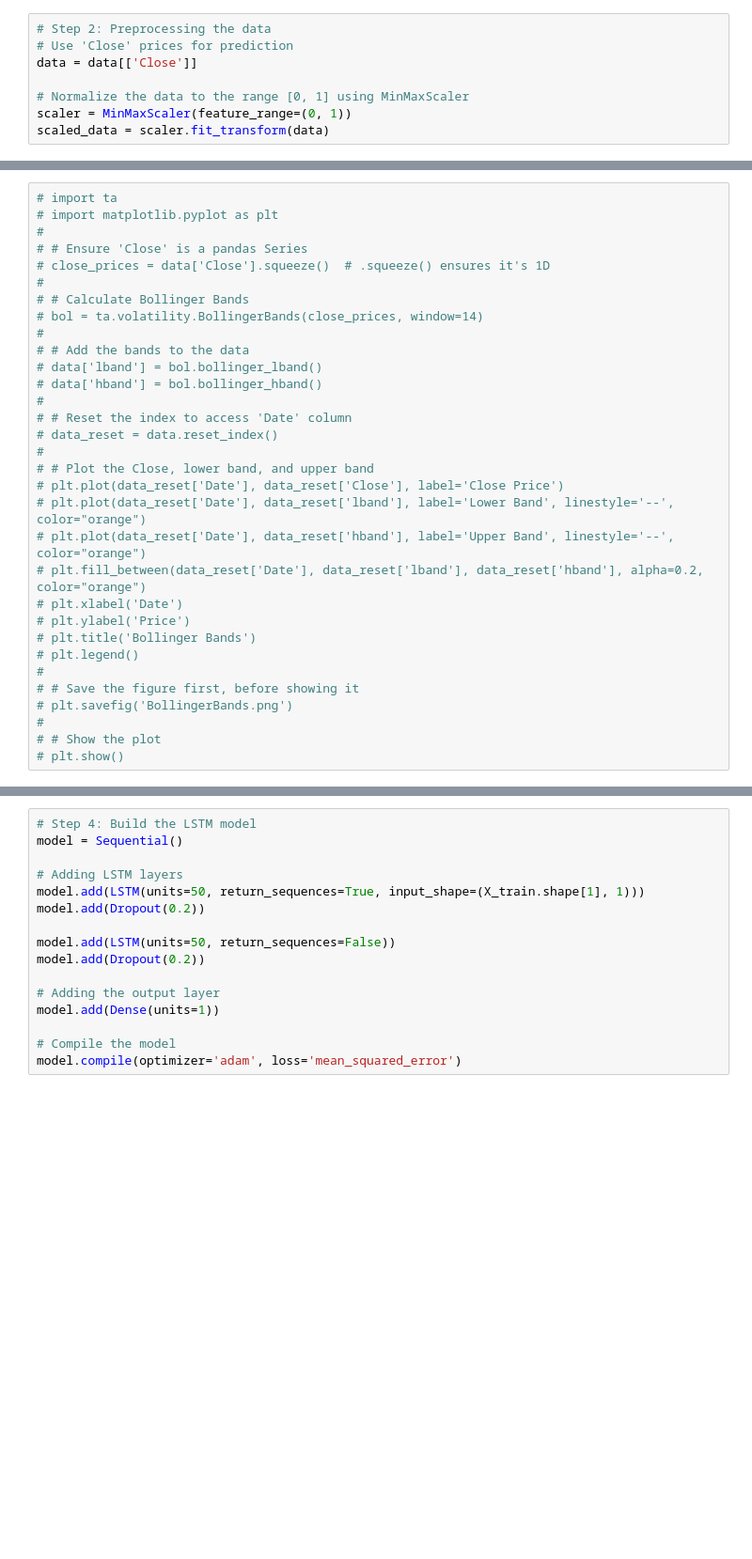
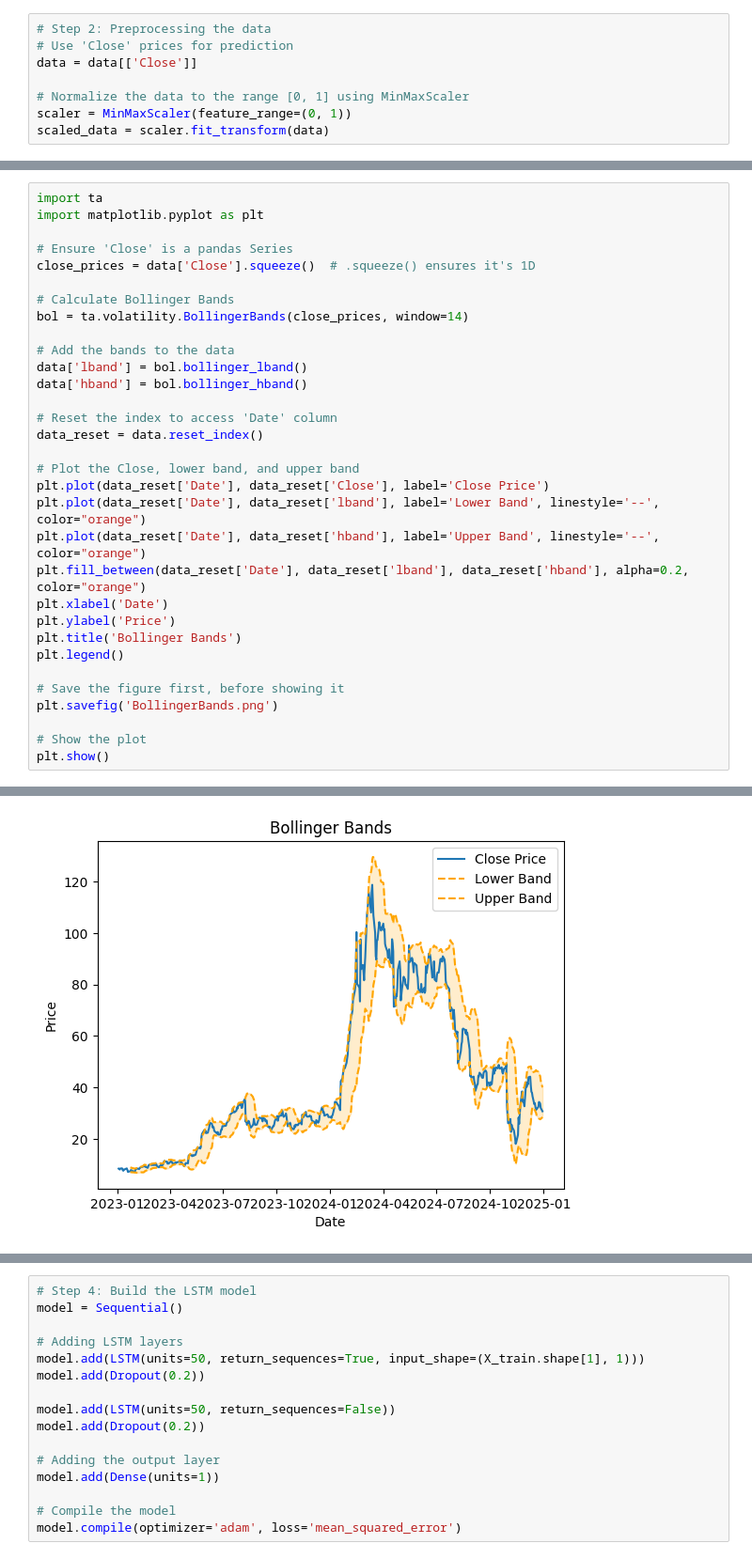
Before and after one commit to 17YuvrajSehgal/stock_prediction_using_ANN, a Jupyter notebook: lstm_new.ipynb, the cells around one changed output, grey strips where cells are left out. Shown: that part at 94% size. Drawn from its saved outputs; the diff is of its cells as text; blank space fills up the shorter version.

```diff
--- a/lstm_new.ipynb
+++ b/lstm_new.ipynb
@@ -48,32 +104,33 @@ scaled_data = scaler.fit_transform(data)
 # %%
-# import ta
-# import matplotlib.pyplot as plt
-#
-# # Ensure 'Close' is a pandas Series
-# close_prices = data['Close'].squeeze()  # .squeeze() ensures it's 1D
-#
-# # Calculate Bollinger Bands
-# bol = ta.volatility.BollingerBands(close_prices, window=14)
-#
-# # Add the bands to the data
-# data['lband'] = bol.bollinger_lband()
-# data['hband'] = bol.bollinger_hband()
-#
-# # Reset the index to access 'Date' column
-# data_reset = data.reset_index()
-#
-# # Plot the Close, lower band, and upper band
-# plt.plot(data_reset['Date'], data_reset['Close'], label='Close Price')
-# plt.plot(data_reset['Date'], data_reset['lband'], label='Lower Band', linestyle='--', color="orange")
-# plt.plot(data_reset['Date'], data_reset['hband'], label='Upper Band', linestyle='--', color="orange")
-# plt.fill_between(data_reset['Date'], data_reset['lband'], data_reset['hband'], alpha=0.2, color="orange")
-# plt.xlabel('Date')
-# plt.ylabel('Price')
-# plt.title('Bollinger Bands')
-# plt.legend()
-#
-# # Save the figure first, before showing it
-# plt.savefig('BollingerBands.png')
-#
-# # Show the plot
-# plt.show()
+import ta
+import matplotlib.pyplot as plt
+
+# Ensure 'Close' is a pandas Series
+close_prices = data['Close'].squeeze()  # .squeeze() ensures it's 1D
+
+# Calculate Bollinger Bands
+bol = ta.volatility.BollingerBands(close_prices, window=14)
+
+# Add the bands to the data
+data['lband'] = bol.bollinger_lband()
+data['hband'] = bol.bollinger_hband()
+
+# Reset the index to access 'Date' column
+data_reset = data.reset_index()
+
+# Plot the Close, lower band, and upper band
+plt.plot(data_reset['Date'], data_reset['Close'], label='Close Price')
+plt.plot(data_reset['Date'], data_reset['lband'], label='Lower Band', linestyle='--', color="orange")
+plt.plot(data_reset['Date'], data_reset['hband'], label='Upper Band', linestyle='--', color="orange")
+plt.fill_between(data_reset['Date'], data_reset['lband'], data_reset['hband'], alpha=0.2, color="orange")
+plt.xlabel('Date')
+plt.ylabel('Price')
+plt.title('Bollinger Bands')
+plt.legend()
+
+# Save the figure first, before showing it
+plt.savefig('BollingerBands.png')
+
+# Show the plot
+plt.show()
+# %% [output]
@@ -80 +147,2 @@ scaled_data = scaler.fit_transform(data)
+[figure, added]
 # %%
```
Also changed, not shown: parts of 10 cells of this notebook, 6 other files.
